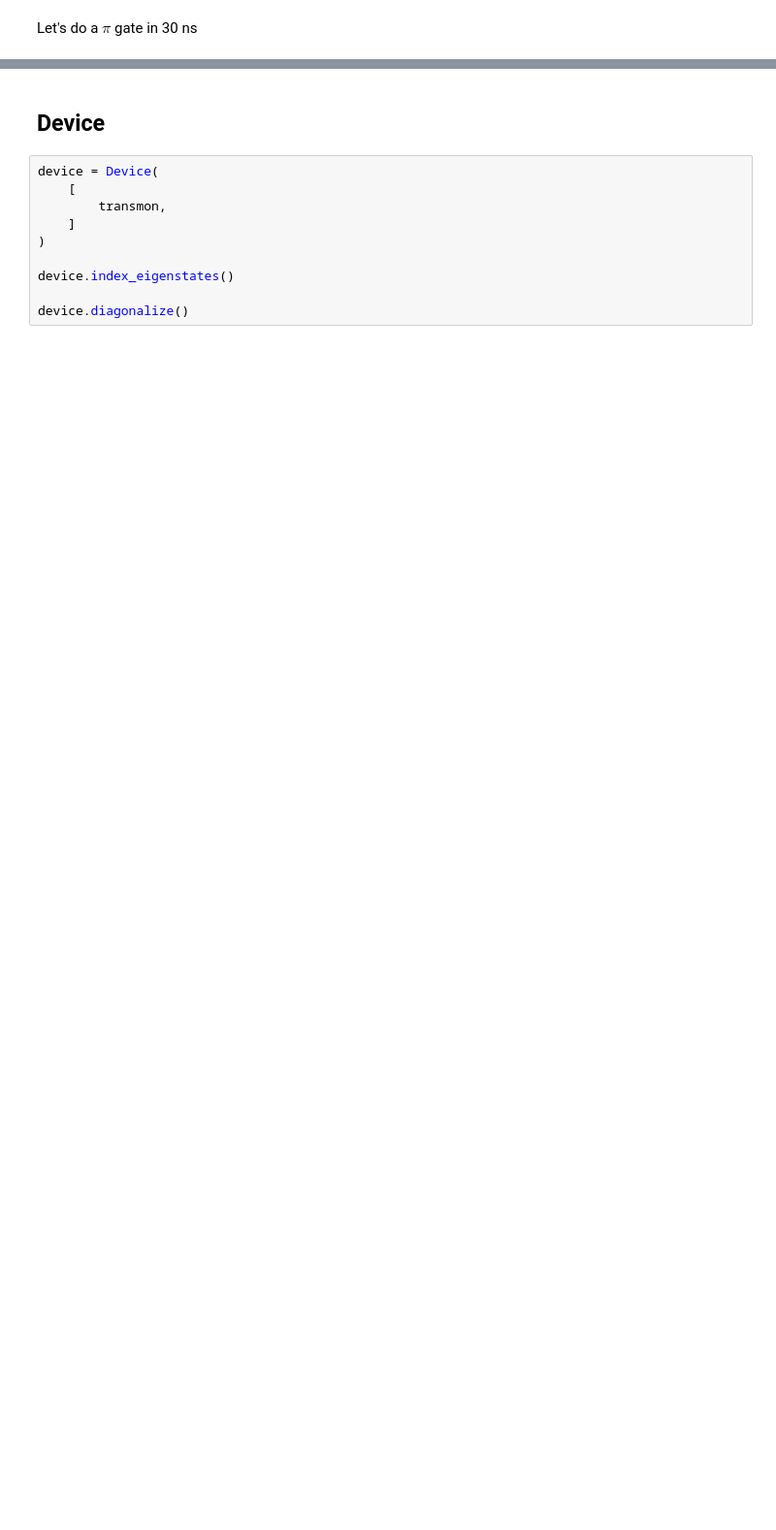
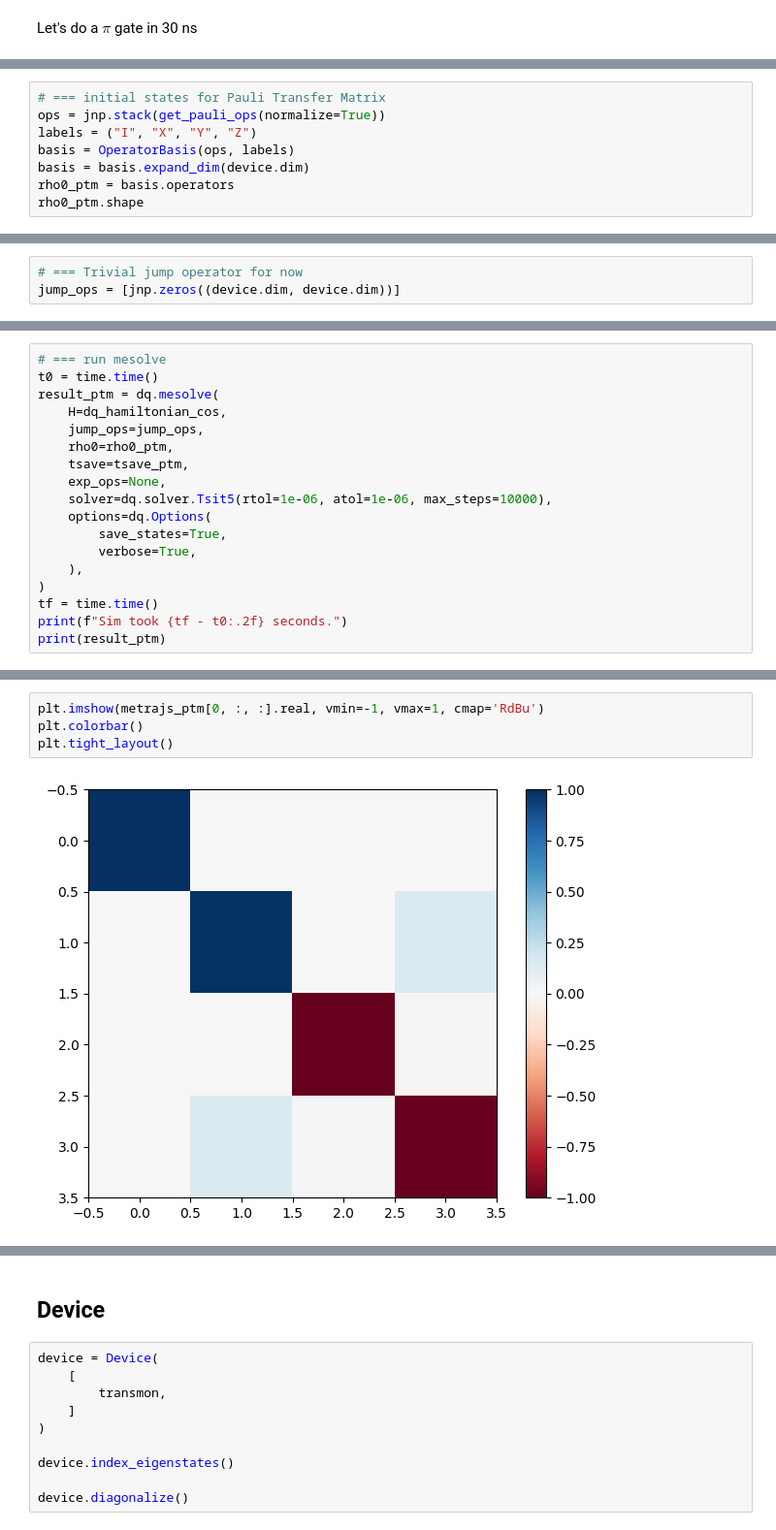
Before and after one commit to TheSQuaD-IQ/blueprint, a Jupyter notebook: notebooks/single_qubit_gate.ipynb, the cells around one changed output, grey strips where cells are left out. Shown: that part at 97% size. Drawn from its saved outputs; the diff is of its cells as text; blank space fills up the shorter version.

```diff
--- a/notebooks/single_qubit_gate.ipynb
+++ b/notebooks/single_qubit_gate.ipynb
@@ -62,0 +173,8 @@ Array(6.148535, dtype=float32)
+# %%
+# === initial states for Pauli Transfer Matrix
+ops = jnp.stack(get_pauli_ops(normalize=True))
+labels = ("I", "X", "Y", "Z")
+basis = OperatorBasis(ops, labels)
+basis = basis.expand_dim(device.dim)
+rho0_ptm = basis.operators
+rho0_ptm.shape
@@ -62,0 +189,3 @@ Array(6.148535, dtype=float32)
+# %%
+# === Trivial jump operator for now
+jump_ops = [jnp.zeros((device.dim, device.dim))]
@@ -62,0 +258,18 @@ Array(6.148535, dtype=float32)
+# %%
+# === run mesolve
+t0 = time.time()
+result_ptm = dq.mesolve(
+    H=dq_hamiltonian_cos,
+    jump_ops=jump_ops,
+    rho0=rho0_ptm,
+    tsave=tsave_ptm,
+    exp_ops=None,
+    solver=dq.solver.Tsit5(rtol=1e-06, atol=1e-06, max_steps=10000),
+    options=dq.Options(
+        save_states=True,
+        verbose=True,
+    ),
+)
+tf = time.time()
+print(f"Sim took {tf - t0:.2f} seconds.")
+print(result_ptm)
@@ -62,0 +454,6 @@ Array(6.148535, dtype=float32)
+# %%
+plt.imshow(metrajs_ptm[0, :, :].real, vmin=-1, vmax=1, cmap='RdBu')
+plt.colorbar()
+plt.tight_layout()
+# %% [output]
+[figure, added]
```
Also changed, not shown: parts of 84 cells of this notebook, 2 other files.
